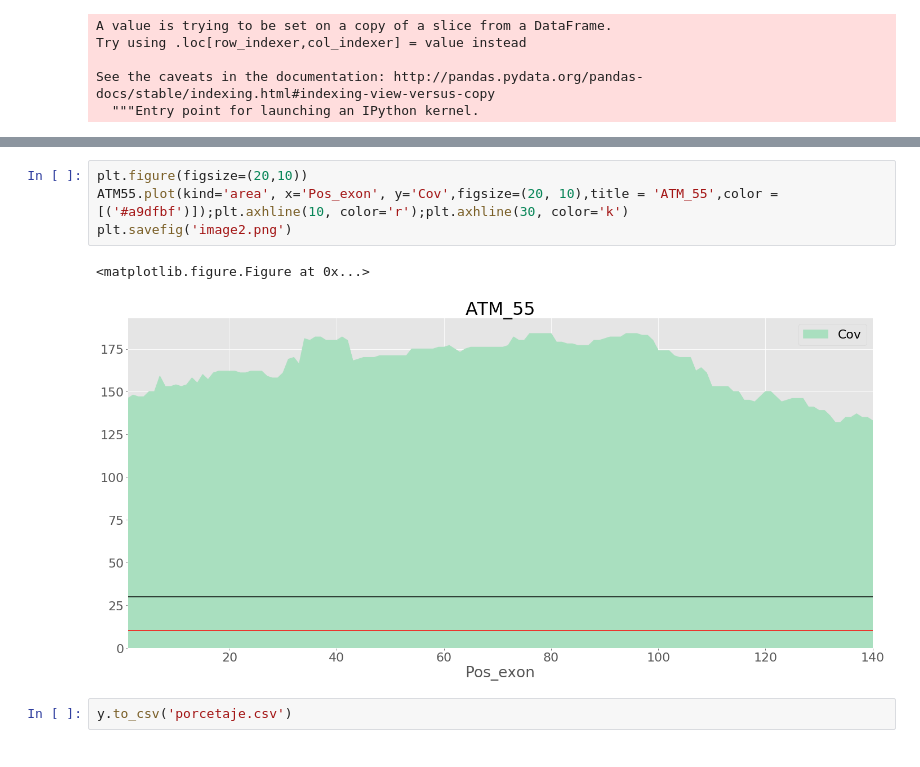
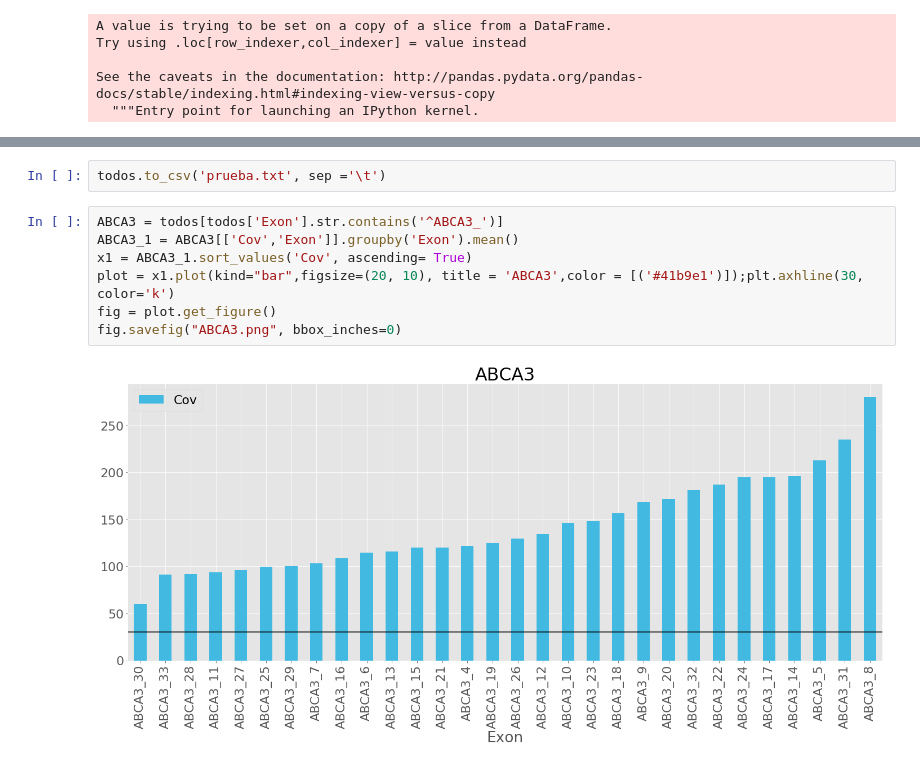
Before and after one commit to jevelezse/omicas, a Jupyter notebook: cobertura.ipynb, the cells around one changed output, grey strips where cells are left out. Drawn from its saved outputs; the diff is of its cells as text.

```diff
--- a/cobertura.ipynb
+++ b/cobertura.ipynb
@@ -559,9 +107,11 @@ plt.savefig('image2.png')
-# %%
-plt.figure(figsize=(20,10))
-ATM55.plot(kind='area', x='Pos_exon', y='Cov',figsize=(20, 10),title = 'ATM_55',color = [('#a9dfbf')]);plt.axhline(10, color='r');plt.axhline(30, color='k')
-plt.savefig('image2.png')
-# %% [output]
-<matplotlib.figure.Figure at 0x...>
-[figure, removed]
-# %%
-y.to_csv('porcetaje.csv')
+# %%
+todos.to_csv('prueba.txt', sep ='\t')
+# %%
+ABCA3 = todos[todos['Exon'].str.contains('^ABCA3_')]
+ABCA3_1 = ABCA3[['Cov','Exon']].groupby('Exon').mean()
+x1 = ABCA3_1.sort_values('Cov', ascending= True)
+plot = x1.plot(kind="bar",figsize=(20, 10), title = 'ABCA3',color = [('#41b9e1')]);plt.axhline(30, color='k')
+fig = plot.get_figure()
+fig.savefig("ABCA3.png", bbox_inches=0)
+# %% [output]
+[figure, added]
```
Also changed, not shown: parts of 115 cells of this notebook.
